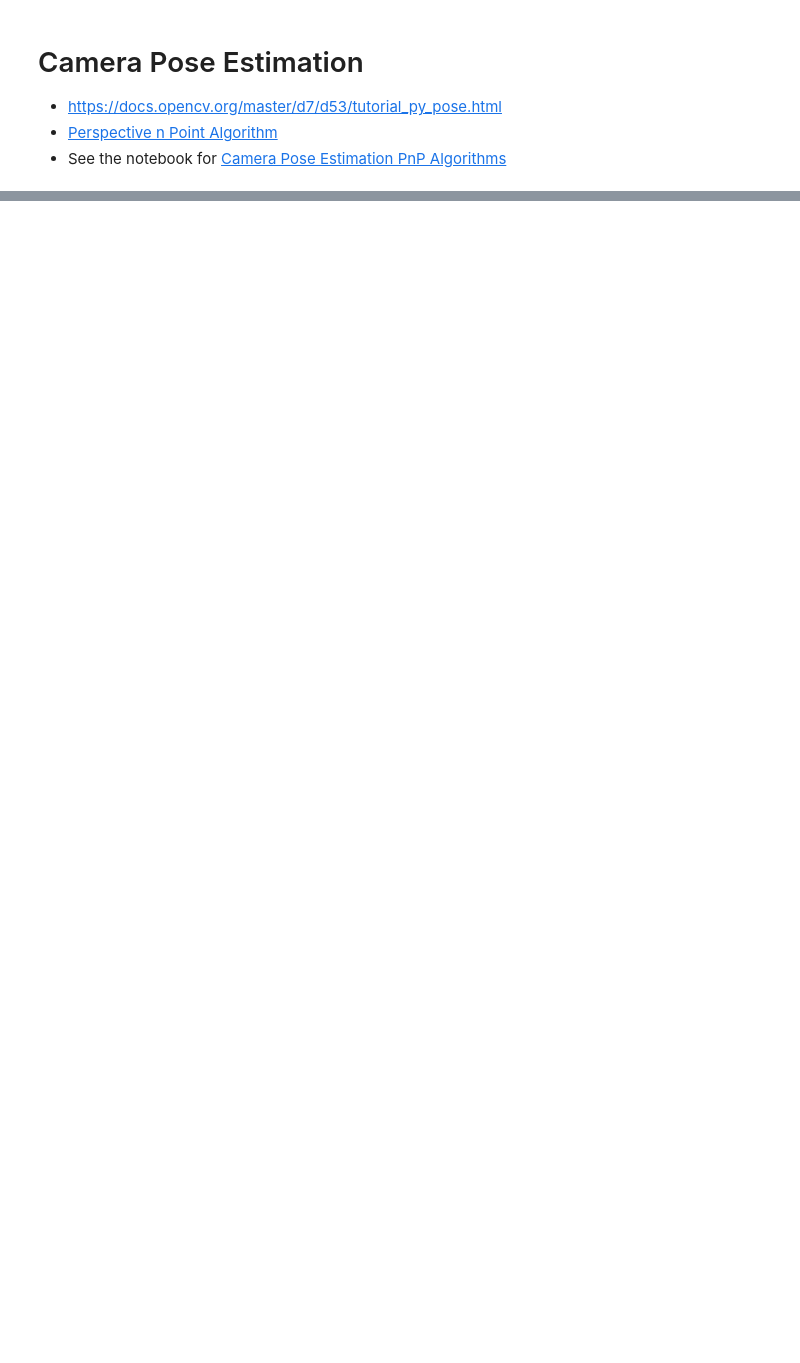
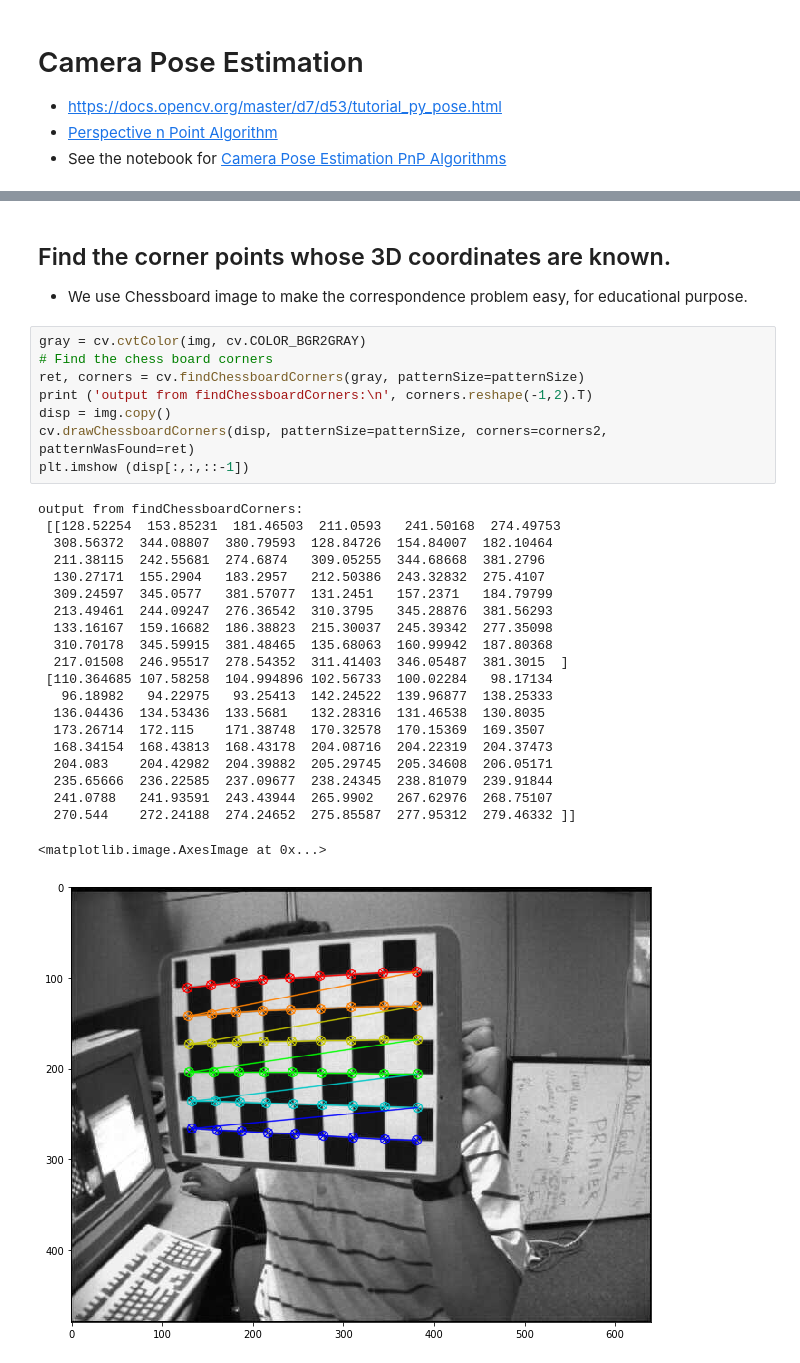
Before and after one commit to yongduek/cvip, a Jupyter notebook: camera_calib.ipynb, the cells around one changed output, grey strips where cells are left out. Saved outputs shown, nothing was run; the diff lists cells and outputs as text; blank space fills up the shorter version.

```diff
--- a/camera_calib.ipynb
+++ b/camera_calib.ipynb
@@ -551,0 +570,33 @@ When your camera seems to have lens distortion, then try to use this approach.
+# %% [markdown]
+## Find the corner points whose 3D coordinates are known.
+- We use Chessboard image to make the correspondence problem easy, for educational purpose.
+# %%
+gray = cv.cvtColor(img, cv.COLOR_BGR2GRAY)
+# Find the chess board corners
+ret, corners = cv.findChessboardCorners(gray, patternSize=patternSize)
+print ('output from findChessboardCorners:\n', corners.reshape(-1,2).T)
+disp = img.copy()
+cv.drawChessboardCorners(disp, patternSize=patternSize, corners=corners2, patternWasFound=ret)
+plt.imshow (disp[:,:,::-1])
+# %% [output]
+output from findChessboardCorners:
+ [[128.52254  153.85231  181.46503  211.0593   241.50168  274.49753
+  308.56372  344.08807  380.79593  128.84726  154.84007  182.10464
+  211.38115  242.55681  274.6874   309.05255  344.68668  381.2796
+  130.27171  155.2904   183.2957   212.50386  243.32832  275.4107
+  309.24597  345.0577   381.57077  131.2451   157.2371   184.79799
+  213.49461  244.09247  276.36542  310.3795   345.28876  381.56293
+  133.16167  159.16682  186.38823  215.30037  245.39342  277.35098
+  310.70178  345.59915  381.48465  135.68063  160.99942  187.80368
+  217.01508  246.95517  278.54352  311.41403  346.05487  381.3015  ]
+ [110.364685 107.58258  104.994896 102.56733  100.02284   98.17134
+   96.18982   94.22975   93.25413  142.24522  139.96877  138.25333
+  136.04436  134.53436  133.5681   132.28316  131.46538  130.8035
+  173.26714  172.115    171.38748  170.32578  170.15369  169.3507
+  168.34154  168.43813  168.43178  204.08716  204.22319  204.37473
+  204.083    204.42982  204.39882  205.29745  205.34608  206.05171
+  235.65666  236.22585  237.09677  238.24345  238.81079  239.91844
+  241.0788   241.93591  243.43944  265.9902   267.62976  268.75107
+  270.544    272.24188  274.24652  275.85587  277.95312  279.46332 ]]
+<matplotlib.image.AxesImage at 0x...>
+[figure, added]
```
Also changed, not shown: parts of 18 cells of this notebook.
